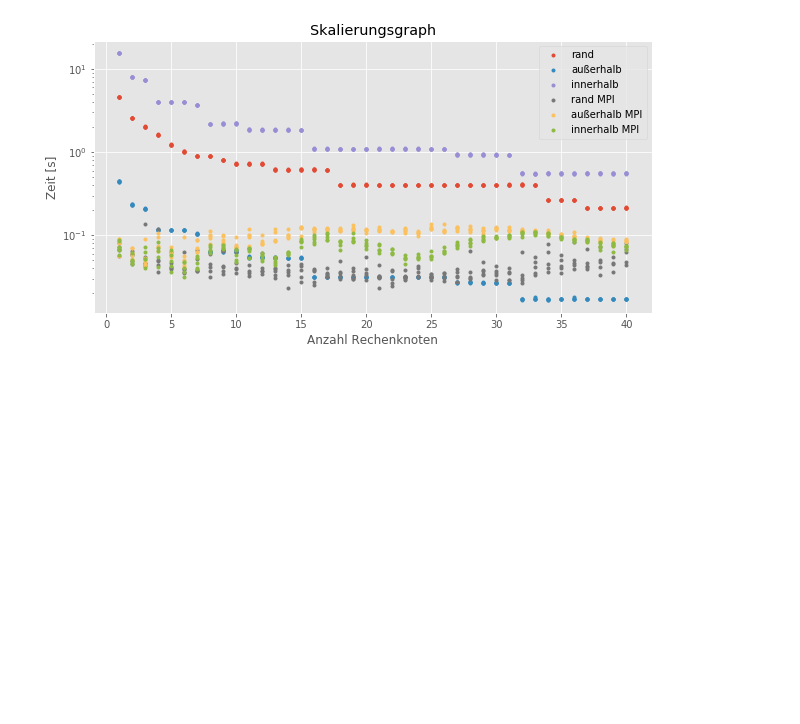
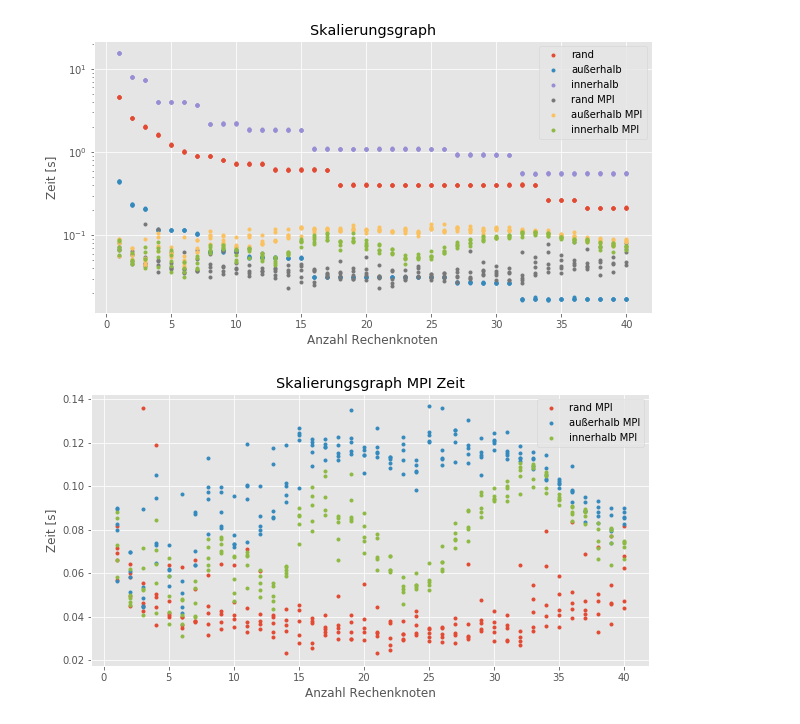
Before and after one commit to eragp/mandelbrot, a Jupyter notebook: eval/scalingGraph/scaling_graph.ipynb, the cells around one changed output. Cells and saved outputs as stored; diff of their text form; code cells hidden in the pictures; blank space fills up the shorter version.

```diff
--- a/eval/scalingGraph/scaling_graph.ipynb
+++ b/eval/scalingGraph/scaling_graph.ipynb
@@ -197,3 +197,44 @@ plt.yscale('log')
 plt.show()
 # %% [output]
 [figure]
+# %%
+
+cpT, mpiT, nodeCnt = zip(*load_json(border_path))
+cpT2, mpiT2, nodeCnt2  = zip(*load_json(outside_path))
+cpT3, mpiT3, nodeCnt3  = zip(*load_json(inside_path))
+
+x = np.asarray(nodeCnt)
+x2 = np.asarray(nodeCnt2)
+x3 = np.asarray(nodeCnt3)
+#  time in s
+cp = np.asarray(cpT) / 1e6
+cp2 = np.asarray(cpT2) / 1e6
+cp3 = np.asarray(cpT3) / 1e6
+mpi = np.asarray(mpiT) / 1e6
+mpi2 = np.asarray(mpiT2) / 1e6
+mpi3 = np.asarray(mpiT3) / 1e6
+
+
+fig, host = plt.subplots(figsize=(10,5))
+
+#host.plot(x, cp, label="rand", lw=0, marker=".")
+#host.plot(x2, cp2, label="außerhalb", lw=0, marker=".")
+#host.plot(x3, cp3, label="innerhalb", lw=0, marker=".")
+host.plot(x, mpi, label="rand MPI", lw=0, marker=".")
+host.plot(x2, mpi2, label="außerhalb MPI", lw=0, marker=".", color='#348ABD')
+host.plot(x3, mpi3, label="innerhalb MPI", lw=0, marker=".", color='#8EBA42')
+
+host.set(xlabel='Anzahl Rechenknoten', ylabel='Zeit [s]',
+    title='Skalierungsgraph MPI Zeit'
+)
+# par1.set(ylabel='max mpi time [s]')
+
+host.legend()
+host.grid(True)
+#plt.yscale('log')
+#plt.axis([0, None, 0, 0.04])
+save_fig(fig, 'scaling_mpi')
+
+plt.show()
+# %% [output]
+[figure, added]
```
Also changed, not shown: 6 other files.
